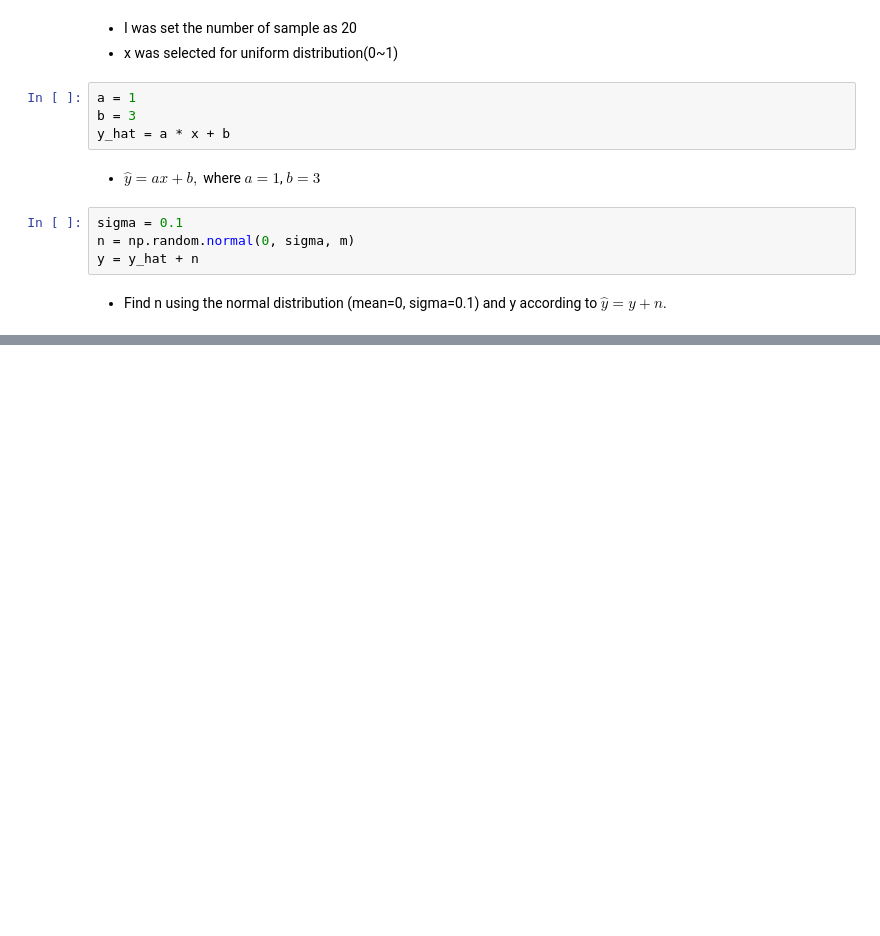
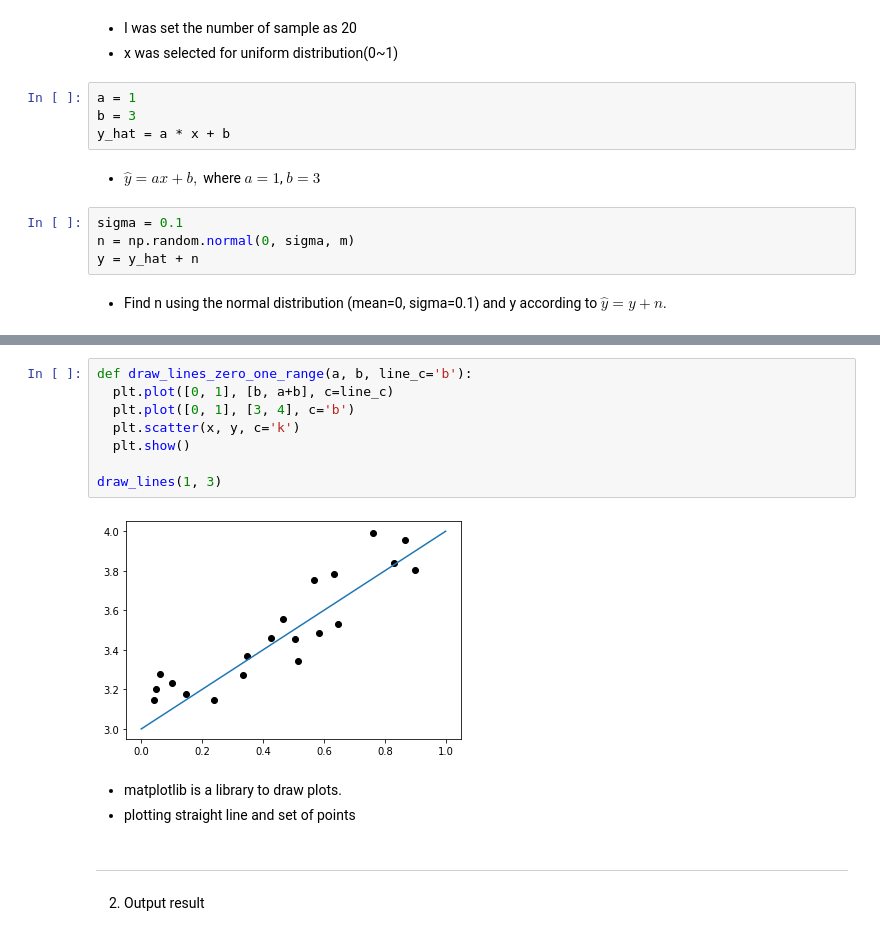
Before and after one commit to csm-kr/class_machine_learning, a Jupyter notebook: assignment02.ipynb, the cells around one changed output, grey strips where cells are left out. Saved outputs shown, nothing was run; the diff lists cells and outputs as text; blank space fills up the shorter version.

Commit message:
2.plotting the output results

```diff
--- a/assignment02.ipynb
+++ b/assignment02.ipynb
@@ -33,0 +34,17 @@ plt.show()
+# %%
+def draw_lines_zero_one_range(a, b, line_c='b'):
+  plt.plot([0, 1], [b, a+b], c=line_c)
+  plt.plot([0, 1], [3, 4], c='b')
+  plt.scatter(x, y, c='k')
+  plt.show()
+
+draw_lines(1, 3)
+# %% [output]
+[figure, added]
+# %% [markdown]
+- matplotlib is a library to draw plots.
+- plotting straight line and set of points
+# %% [markdown]
+--------------------------------------------------------------------------------
+# %% [markdown]
+2. Output result
```
Also changed, not shown: parts of 6 cells of this notebook.
